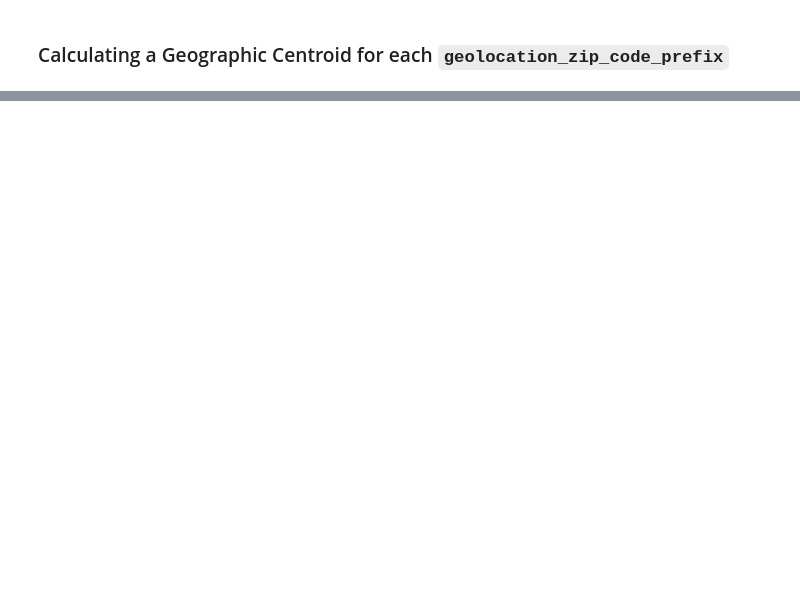
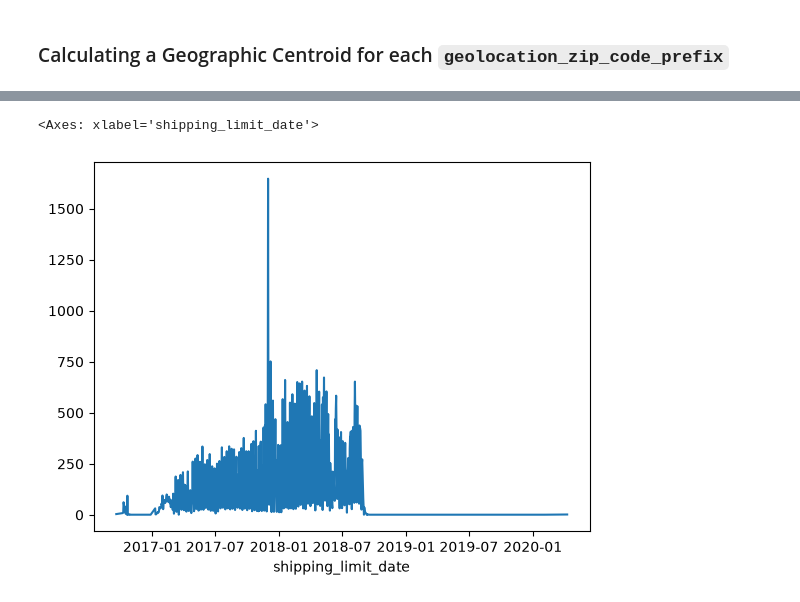
Before and after one commit to BinaryBite/Retail_Analytics_Warehouse, a Jupyter notebook: Notebooks/analysis.ipynb, the cells around one changed output, grey strips where cells are left out. Saved outputs shown, nothing was run; the diff lists cells and outputs as text; code cells hidden in the pictures; blank space fills up the shorter version.

```diff
--- a/Notebooks/analysis.ipynb
+++ b/Notebooks/analysis.ipynb
@@ -185,0 +300,6 @@ geo[['geolocation_lat', 'geolocation_lng']] = geo.groupby()
+# %%
+count = ot.groupby(ot["shipping_limit_date"].dt.date).size()
+sns.lineplot(x = count.index, y = count.values)
+# %% [output]
+<Axes: xlabel='shipping_limit_date'>
+[figure, added]
```
Also changed, not shown: parts of 12 cells of this notebook, 1 other file.
